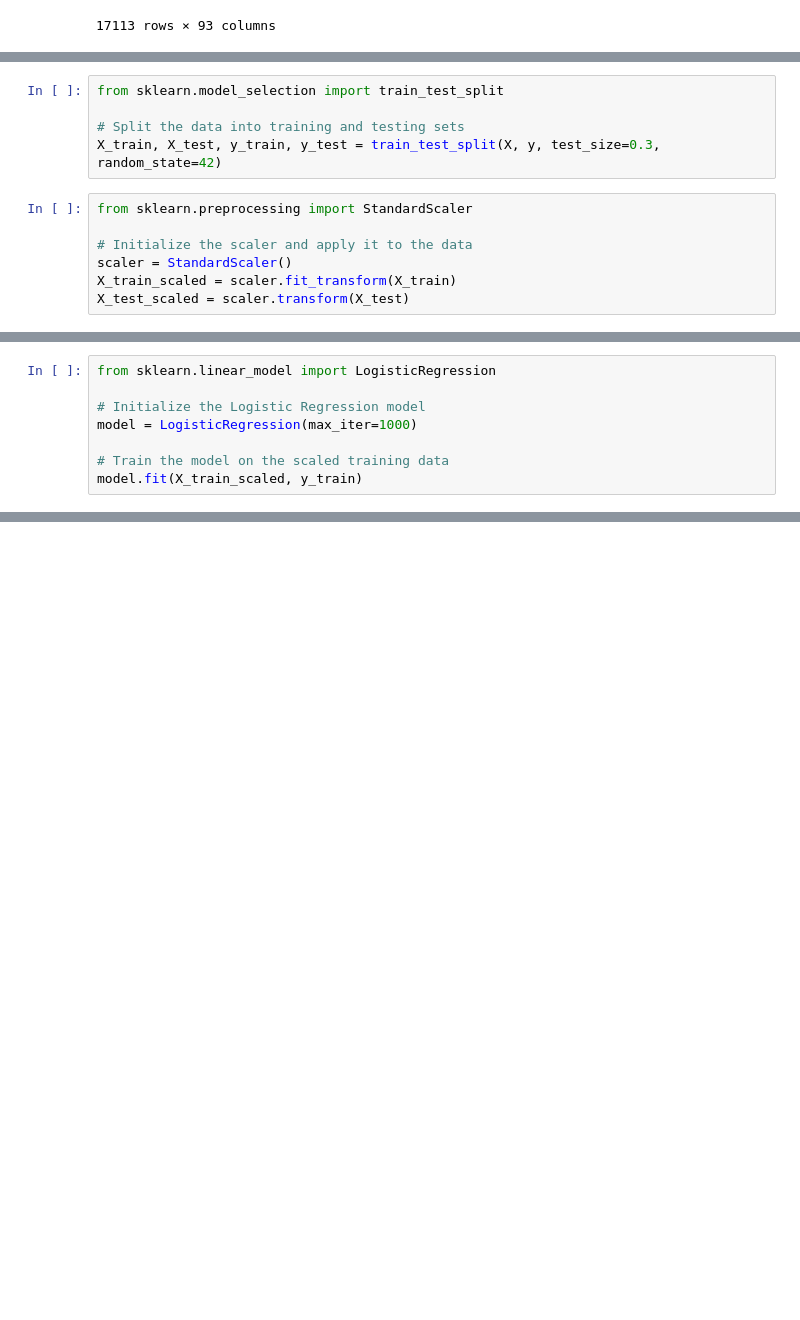
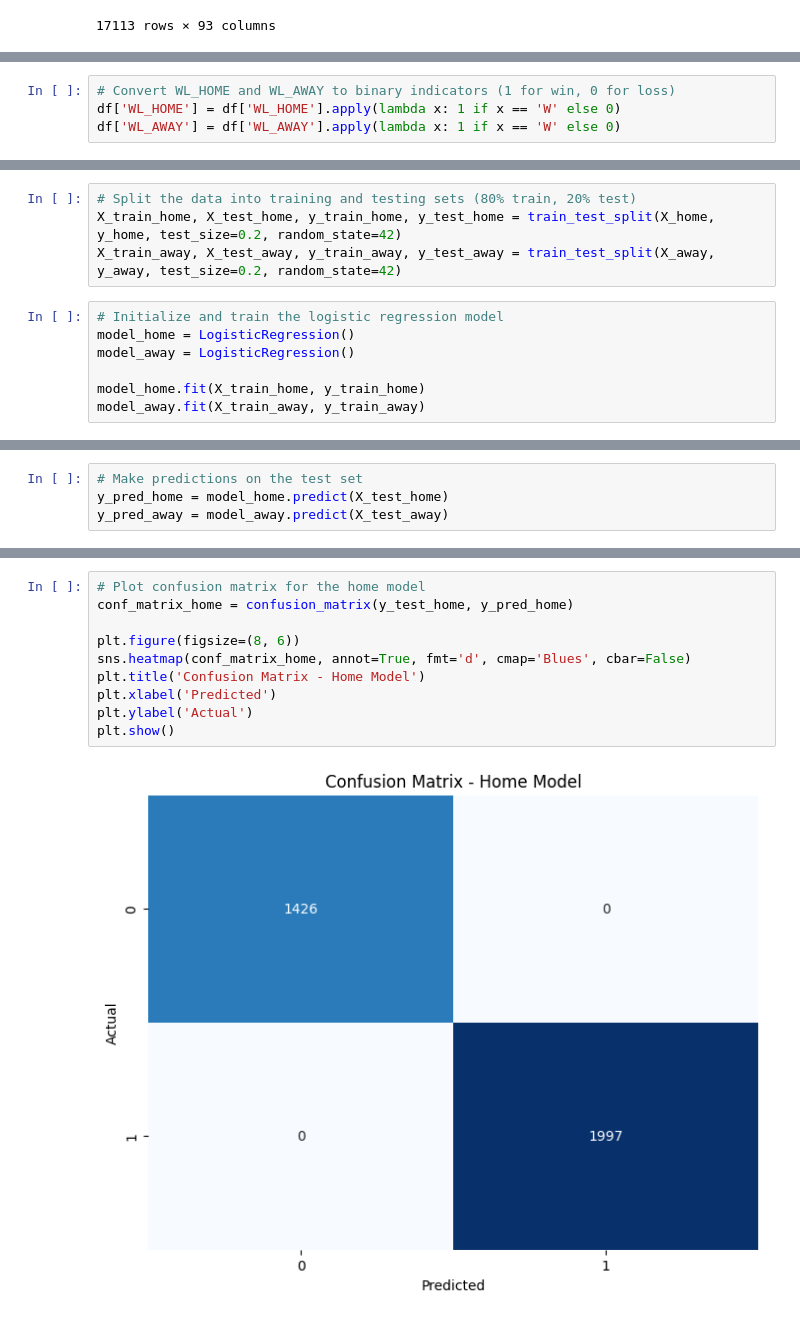
Before and after one commit to shrimpeu/Predictive-Analytics-for-a-Betting-Gaming-Platform, a Jupyter notebook: Model_Training.ipynb, the cells around one changed output, grey strips where cells are left out. Drawn from its saved outputs; the diff is of its cells as text; blank space fills up the shorter version.

```diff
--- a/Model_Training.ipynb
+++ b/Model_Training.ipynb
@@ -40 +52,5 @@ display(df)
+# %%
+# Convert WL_HOME and WL_AWAY to binary indicators (1 for win, 0 for loss)
+df['WL_HOME'] = df['WL_HOME'].apply(lambda x: 1 if x == 'W' else 0)
+df['WL_AWAY'] = df['WL_AWAY'].apply(lambda x: 1 if x == 'W' else 0)
 # %%
@@ -53,12 +71,11 @@ y = df['Win']  # Assuming 'Win' is your target variable (home team win/loss)
 # %%
-from sklearn.model_selection import train_test_split
-
-# Split the data into training and testing sets
-X_train, X_test, y_train, y_test = train_test_split(X, y, test_size=0.3, random_state=42)
+# Split the data into training and testing sets (80% train, 20% test)
+X_train_home, X_test_home, y_train_home, y_test_home = train_test_split(X_home, y_home, test_size=0.2, random_state=42)
+X_train_away, X_test_away, y_train_away, y_test_away = train_test_split(X_away, y_away, test_size=0.2, random_state=42)
 # %%
-from sklearn.preprocessing import StandardScaler
+# Initialize and train the logistic regression model
+model_home = LogisticRegression()
+model_away = LogisticRegression()
 
-# Initialize the scaler and apply it to the data
-scaler = StandardScaler()
-X_train_scaled = scaler.fit_transform(X_train)
-X_test_scaled = scaler.transform(X_test)
+model_home.fit(X_train_home, y_train_home)
+model_away.fit(X_train_away, y_train_away)
@@ -65,8 +84,4 @@ X_test_scaled = scaler.transform(X_test)
 # %%
-from sklearn.linear_model import LogisticRegression
-
-# Initialize the Logistic Regression model
-model = LogisticRegression(max_iter=1000)
-
-# Train the model on the scaled training data
-model.fit(X_train_scaled, y_train)
+# Make predictions on the test set
+y_pred_home = model_home.predict(X_test_home)
+y_pred_away = model_away.predict(X_test_away)
@@ -126,0 +120,12 @@ plt.show()
+# %%
+# Plot confusion matrix for the home model
+conf_matrix_home = confusion_matrix(y_test_home, y_pred_home)
+
+plt.figure(figsize=(8, 6))
+sns.heatmap(conf_matrix_home, annot=True, fmt='d', cmap='Blues', cbar=False)
+plt.title('Confusion Matrix - Home Model')
+plt.xlabel('Predicted')
+plt.ylabel('Actual')
+plt.show()
+# %% [output]
+[figure, added]
```
Also changed, not shown: parts of 10 cells of this notebook.
